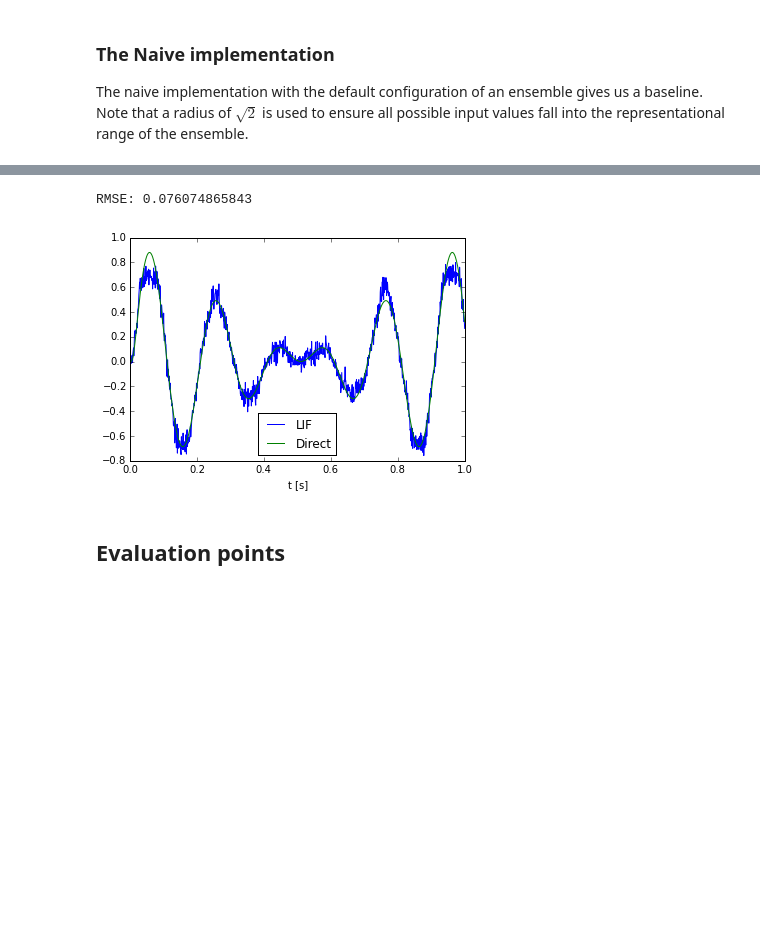
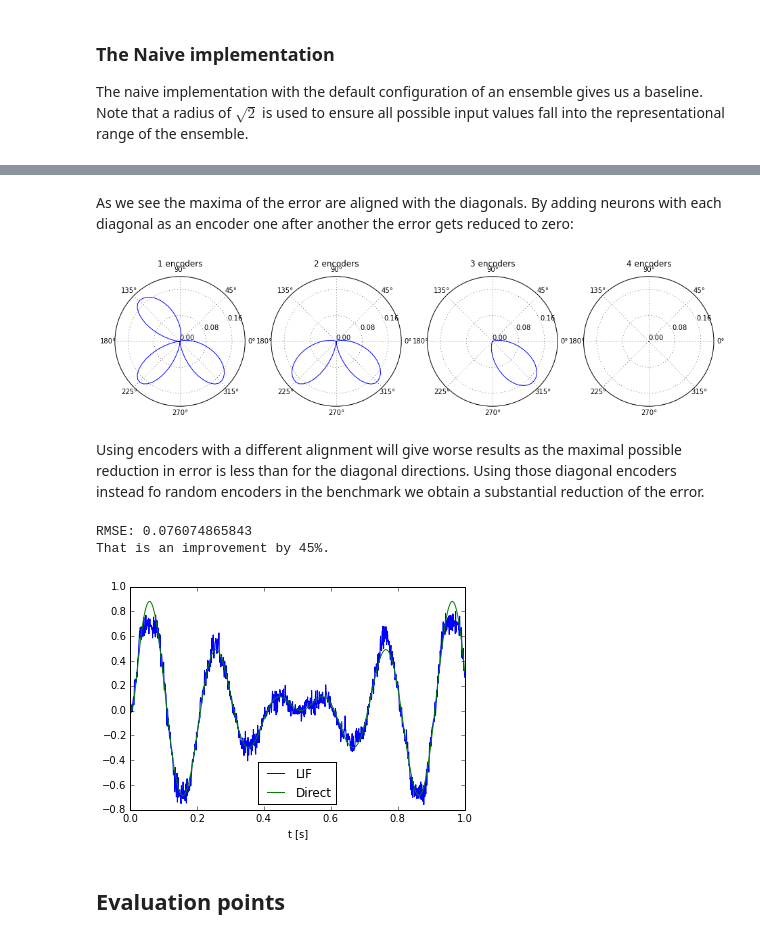
Before and after one commit to ctn-archive/technical-reports, a Jupyter notebook: Implementing-multiplications-in-the-NEF.ipynb, the cells around one changed output, grey strips where cells are left out. Saved outputs shown, nothing was run; the diff lists cells and outputs as text; code cells hidden in the pictures; blank space fills up the shorter version.

```diff
--- a/Implementing-multiplications-in-the-NEF.ipynb
+++ b/Implementing-multiplications-in-the-NEF.ipynb
@@ -122,7 +146,26 @@ $$ E^2(\varphi) = \langle (x_1 x_2 - \sum_i a_i(\vec x))^2 \rangle_r \\
+# %% [markdown]
+As we see the maxima of the error are aligned with the diagonals. By adding neurons with each diagonal as an encoder one after another the error gets reduced to zero:
+# %%
+encoders = [np.pi / 4., 3. / 4. * np.pi, 5. / 4. * np.pi, 7. / 4. * np.pi]
+
+plt.figure(figsize=(20, 8))
+for i in range(1, len(encoders) + 1):
+    ax = plt.subplot(1, len(encoders) + 1, i + 1, polar=True)
+    ax.plot(phis, mult_err(phis, encoders=encoders[:i]))
+    ax.set_rmax(0.2)
+    ax.yaxis.set_major_locator(MaxNLocator(3))
+    ax.set_title("{0} encoders".format(i))
+# %% [output]
+[figure, added]
+# %% [markdown]
+Using encoders with a different alignment will give worse results as the maximal possible reduction in error is less than for the diagonal directions. Using those diagonal encoders instead fo random encoders in the benchmark we obtain a substantial reduction of the error.
 # %%
-repeated_benchmark(encoders=nengo.dists.Choice([[1, 1], [1, -1], [-1, -1], [-1, 1]]))
+rmse_diag_encoders = repeated_benchmark(
+    encoders=nengo.dists.Choice([[1, 1], [1, -1], [-1, -1], [-1, 1]]))
+print "That is an improvement by {0:.0f}%.".format((1. - rmse_diag_encoders / rmse_naive) * 100.)
 # %% [output]
 RMSE: 0.076074865843
+That is an improvement by 45%.
 [figure]
 # %% [markdown]
 ## Evaluation points
```
Also changed, not shown: parts of 11 cells of this notebook.
